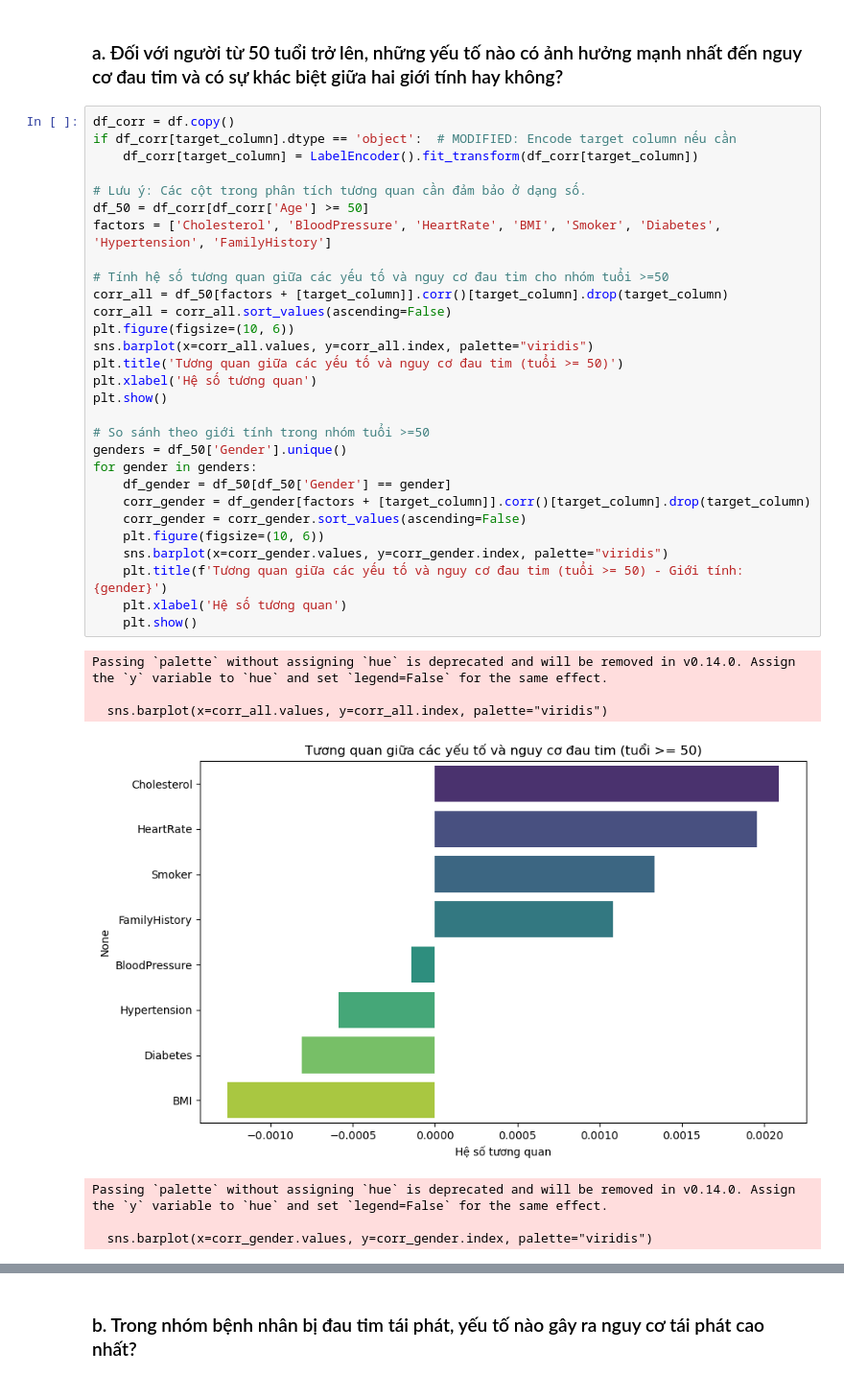
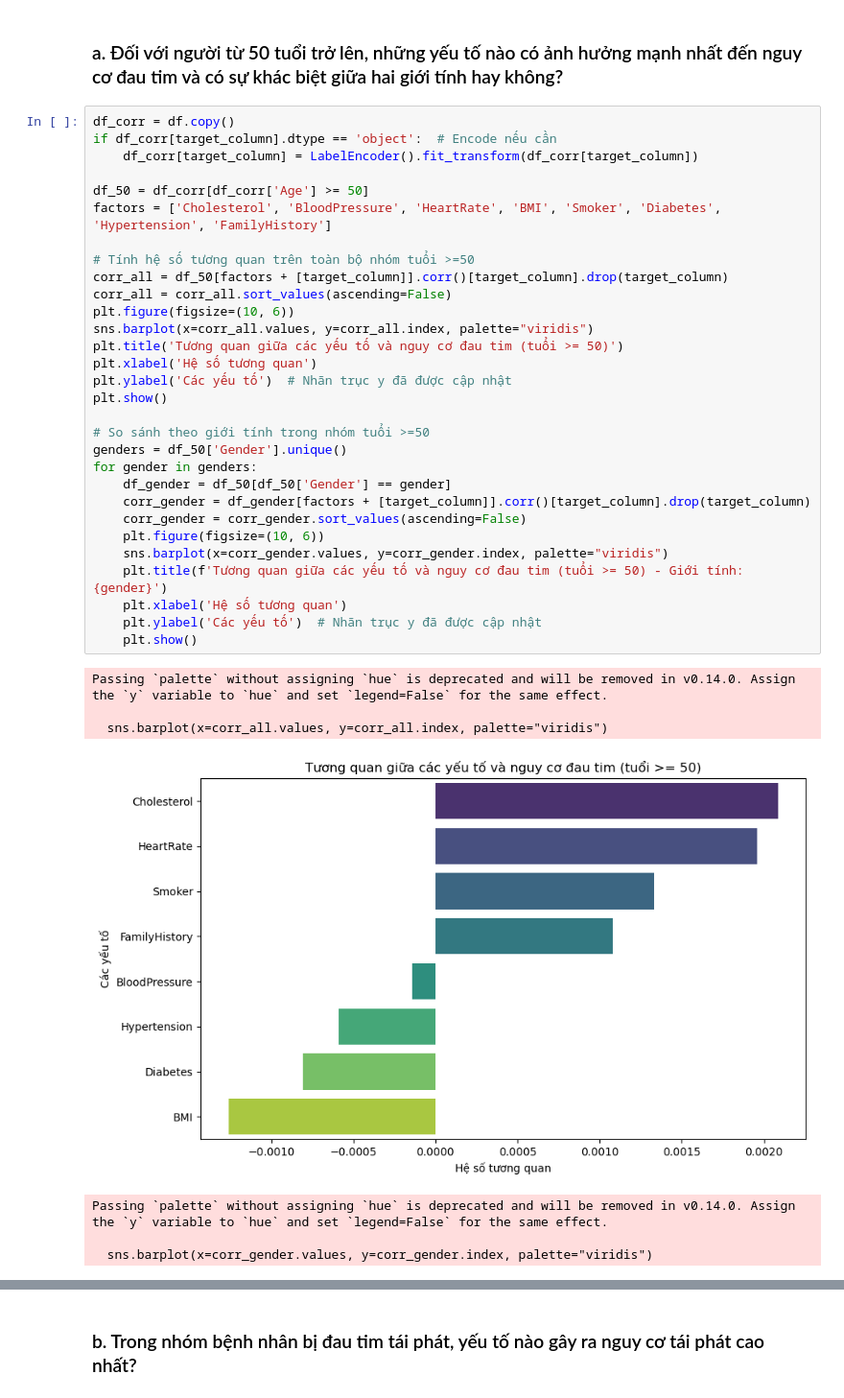
Before and after one commit to AnhQuan58/Truc_Quan_Hoa, a Jupyter notebook: nhom9.ipynb, the cells around one changed output, grey strips where cells are left out. Shown at 96% size. Saved outputs shown, nothing was run; the diff lists cells and outputs as text.

```diff
--- a/nhom9.ipynb
+++ b/nhom9.ipynb
@@ -208,38 +208,39 @@ Vài dòng dữ liệu sau chuẩn hóa:
 ### a. Đối với người từ 50 tuổi trở lên, những yếu tố nào có ảnh hưởng mạnh nhất đến nguy cơ đau tim và có sự khác biệt giữa hai giới tính hay không?
 # %%
 df_corr = df.copy()
-if df_corr[target_column].dtype == 'object':  # MODIFIED: Encode target column nếu cần
+if df_corr[target_column].dtype == 'object':  # Encode nếu cần
     df_corr[target_column] = LabelEncoder().fit_transform(df_corr[target_column])
 
-# Lưu ý: Các cột trong phân tích tương quan cần đảm bảo ở dạng số.
 df_50 = df_corr[df_corr['Age'] >= 50]
 factors = ['Cholesterol', 'BloodPressure', 'HeartRate', 'BMI', 'Smoker', 'Diabetes', 'Hypertension', 'FamilyHistory']
 
-# Tính hệ số tương quan giữa các yếu tố và nguy cơ đau tim cho nhóm tuổi >=50
+# Tính hệ số tương quan trên toàn bộ nhóm tuổi >=50
 corr_all = df_50[factors + [target_column]].corr()[target_column].drop(target_column)
 corr_all = corr_all.sort_values(ascending=False)
 plt.figure(figsize=(10, 6))
 sns.barplot(x=corr_all.values, y=corr_all.index, palette="viridis")
 plt.title('Tương quan giữa các yếu tố và nguy cơ đau tim (tuổi >= 50)')
 plt.xlabel('Hệ số tương quan')
+plt.ylabel('Các yếu tố')  # Nhãn trục y đã được cập nhật
 plt.show()
 
 # So sánh theo giới tính trong nhóm tuổi >=50
 genders = df_50['Gender'].unique()
 for gender in genders:
     df_gender = df_50[df_50['Gender'] == gender]
     corr_gender = df_gender[factors + [target_column]].corr()[target_column].drop(target_column)
     corr_gender = corr_gender.sort_values(ascending=False)
     plt.figure(figsize=(10, 6))
     sns.barplot(x=corr_gender.values, y=corr_gender.index, palette="viridis")
     plt.title(f'Tương quan giữa các yếu tố và nguy cơ đau tim (tuổi >= 50) - Giới tính: {gender}')
     plt.xlabel('Hệ số tương quan')
+    plt.ylabel('Các yếu tố')  # Nhãn trục y đã được cập nhật
     plt.show()
 # %% [output]
 Passing `palette` without assigning `hue` is deprecated and will be removed in v0.14.0. Assign the `y` variable to `hue` and set `legend=False` for the same effect.
 
   sns.barplot(x=corr_all.values, y=corr_all.index, palette="viridis")
-[figure, old version]
+[figure, new version]
 Passing `palette` without assigning `hue` is deprecated and will be removed in v0.14.0. Assign the `y` variable to `hue` and set `legend=False` for the same effect.
 
   sns.barplot(x=corr_gender.values, y=corr_gender.index, palette="viridis")
```
Also changed, not shown: parts of 3 cells of this notebook.
